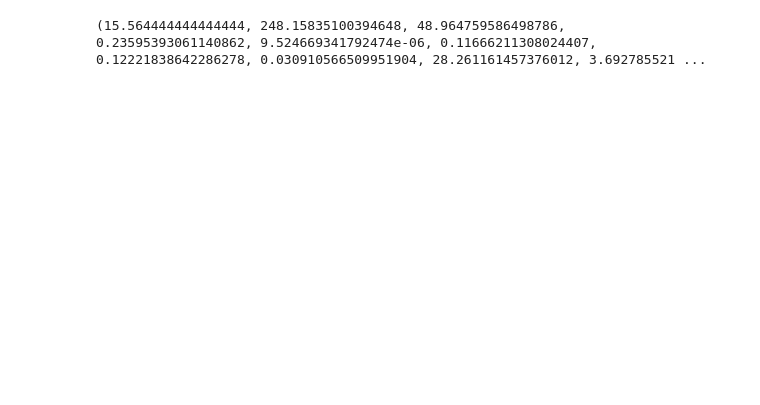
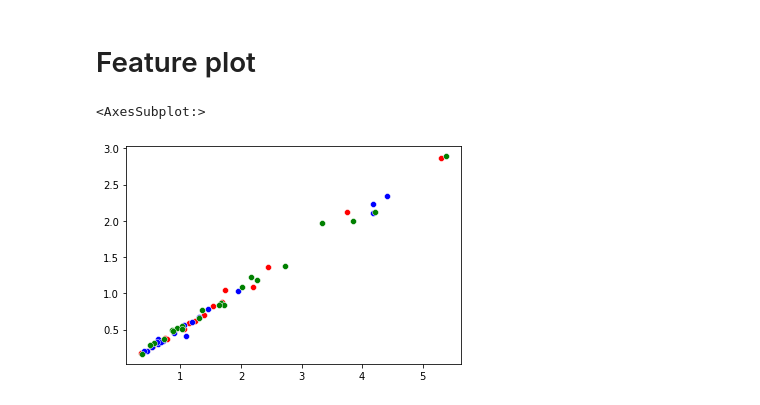
Before and after one commit to martin4542/hearing-loss-paralinguistic-feature, a Jupyter notebook: clustering.ipynb, the cells around one changed output. Saved outputs shown, nothing was run; the diff lists cells and outputs as text; code cells hidden in the pictures; blank space fills up the shorter version.

```diff
--- a/clustering.ipynb
+++ b/clustering.ipynb
@@ -5,4 +10,5 @@ from parselmouth.praat import call
 # %%
+# feature extraction function
 def feature_extract(voiceID, f0min, f0max, unit):
     sound = parselmouth.Sound(voiceID)
     duration = call(sound, "Get total duration") # get duration
@@ -22,10 +28,10 @@ def feature_extract(voiceID, f0min, f0max, unit):
 
     # to percent
     localJitter *= 100.
-    rapJitter *= 100
-    ppq5Jitter *= 100
-    localShimmer *= 100
-    apq11Shimmer *= 100
+    rapJitter *= 100.
+    ppq5Jitter *= 100.
+    localShimmer *= 100.
+    apq11Shimmer *= 100.
 
     return duration, meanF0, stdevF0, localJitter, localabsoluteJitter, rapJitter, ppq5Jitter, localShimmer, localdbShimmer, apq11Shimmer, hnr
 # %%
@@ -33,9 +40,3 @@ src = 'train_data/mild/1/chapter1.wav'
 src = 'C:/Users/jae/Music/hearing_loss_split/mild/7/chapter1.wav'
 sound = parselmouth.Sound(src)
 A = feature_extract(sound, 75, 1000, "Hertz")
-# %%
-normal_feat = []
-mild_feat = []
-severe_feat = []
-# %% [output]
-(15.564444444444444, 248.15835100394648, 48.964759586498786, 0.23595393061140862, 9.524669341792474e-06, 0.11666211308024407, 0.12221838642286278, 0.030910566509951904, 28.261161457376012, 3.692785521 ...
@@ -41,0 +75,31 @@ severe_feat = []
+# %%
+# extracting normal, mild, severe features
+# 0: meanF0, 1: localJitter, 2: localabsoluteJitter, 3: rapJitter, 4: ppq5Jitter
+# 5: localShimmer,  6: localdbShimmer, 7: apq11Shimmer, 8: hnr
+normal_dir = 'train_data/normal'
+mild_dir = 'train_data/mild'
+severe_dir = 'train_data/severe'
+
+normal_chap1, normal_chap2, normal_chap3 = feature_from_file(normal_dir)
+mild_chap1, mild_chap2, mild_chap3 = feature_from_file(mild_dir)
+severe_chap1, severe_chap2, severe_chap3 = feature_from_file(severe_dir)
+
+normal_chap1, normal_chap2, normal_chap3 = np.array(normal_chap1), np.array(normal_chap2), np.array(normal_chap3)
+mild_chap1, mild_chap2, mild_chap3 = np.array(mild_chap1), np.array(mild_chap2), np.array(mild_chap3)
+severe_chap1, severe_chap2, severe_chap3 = np.array(severe_chap1), np.array(severe_chap2), np.array(severe_chap3)
+# %% [markdown]
+# Feature plot
+# %%
+# scatter plot normal, mild, severe
+import seaborn as sns
+
+X1, Y1 = normal_chap1[:, 1], normal_chap1[:, 3]
+X2, Y2 = mild_chap1[:, 1], mild_chap1[:, 3]
+X3, Y3 = severe_chap1[:, 1], severe_chap1[:, 3]
+
+sns.scatterplot(X1, Y1, color='red', x="localJitter", y="rapJitter")
+sns.scatterplot(X2, Y2, color='blue', x="localJitter", y="rapJitter")
+sns.scatterplot(X3, Y3, color='green', x="localJitter", y="rapJitter")
+# %% [output]
+<AxesSubplot:>
+[figure, added]
```
Also changed, not shown: parts of 8 cells of this notebook.
